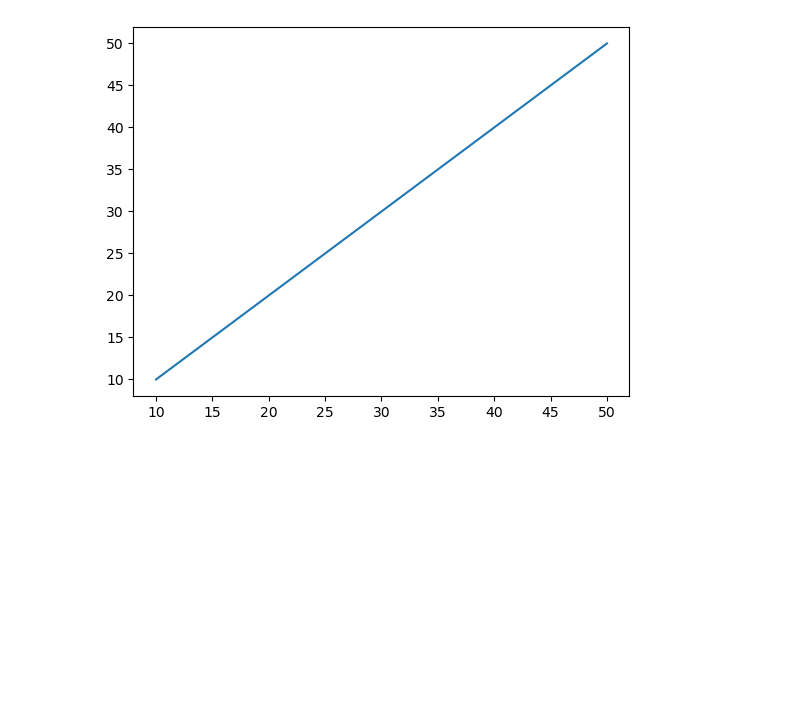
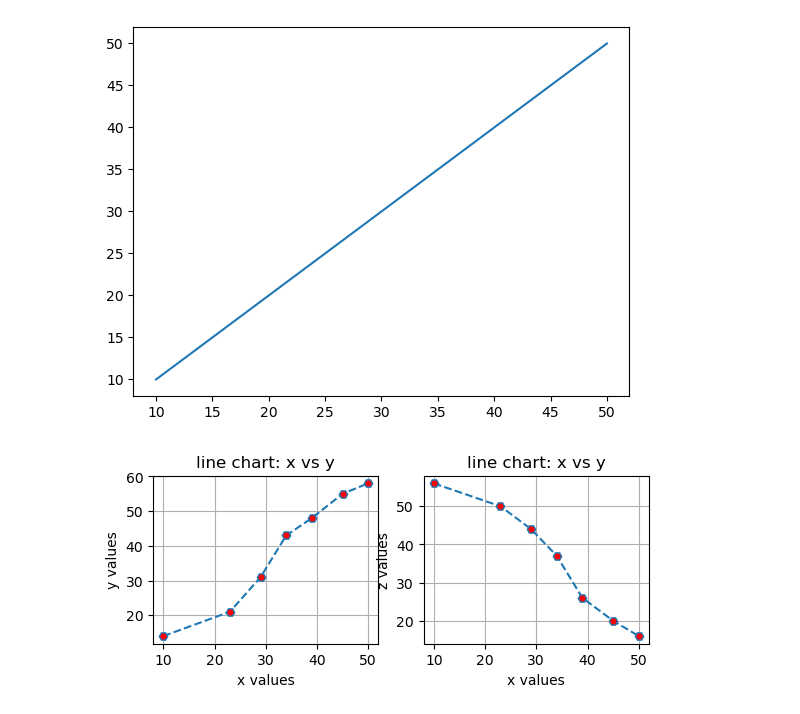
Before and after one commit to vaishnavijagtap0202-debug/Internship_codes_2026, a Jupyter notebook: Daily_codes/Week 5/matplotlib.ipynb, the cells around one changed output. Cells and saved outputs as stored; diff of their text form; code cells hidden in the pictures; blank space fills up the shorter version.

```diff
--- a/Daily_codes/Week 5/matplotlib.ipynb
+++ b/Daily_codes/Week 5/matplotlib.ipynb
@@ -52,3 +52,19 @@ plt.grid();
 plt.plot(x,x);
 # %% [output]
 [figure]
+# %%
+plt.subplot(2,2,1)
+plt.xlabel("x values")
+plt.ylabel("y values")
+plt.title("line chart: x vs y")
+plt.plot(x, y, marker = 'H', mfc= 'red', ls = '--');
+plt.grid();
+
+plt.subplot(2,2,2)
+plt.xlabel("x values")
+plt.ylabel("z values")
+plt.title("line chart: x vs y")
+plt.plot(x, z, marker = 'H', mfc= 'red', ls = '--');
+plt.grid();
+# %% [output]
+[figure, added]
```
Also changed, not shown: parts of 23 cells of this notebook.
